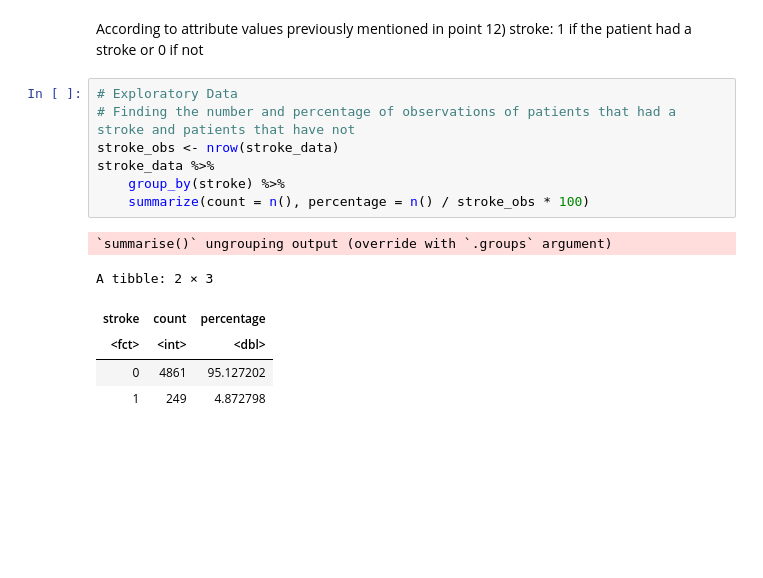
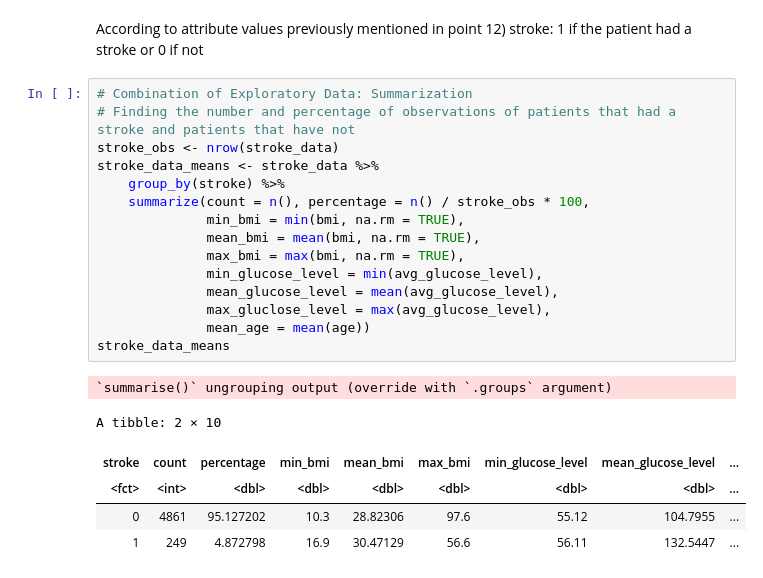
Before and after one commit to jordanjzhao/data-science-stroke-prediction, a Jupyter notebook: project_proposal.ipynb, the cells around one changed output. Cells and saved outputs as stored; diff of their text form; blank space fills up the shorter version.

```diff
--- a/project_proposal.ipynb
+++ b/project_proposal.ipynb
@@ -137,16 +143,24 @@ stroke_data %>%
 # %% [markdown]
 According to attribute values previously mentioned in point 12) stroke: 1 if the patient had a stroke or 0 if not
 # %%
-# Exploratory Data
+# Combination of Exploratory Data: Summarization
 # Finding the number and percentage of observations of patients that had a stroke and patients that have not
 stroke_obs <- nrow(stroke_data)
-stroke_data %>%
+stroke_data_means <- stroke_data %>%
     group_by(stroke) %>%
-    summarize(count = n(), percentage = n() / stroke_obs * 100)
+    summarize(count = n(), percentage = n() / stroke_obs * 100,
+              min_bmi = min(bmi, na.rm = TRUE),
+              mean_bmi = mean(bmi, na.rm = TRUE),
+              max_bmi = max(bmi, na.rm = TRUE),
+              min_glucose_level = min(avg_glucose_level),
+              mean_glucose_level = mean(avg_glucose_level),
+              max_gluclose_level = max(avg_glucose_level),
+              mean_age = mean(age))
+stroke_data_means
 # %% [output]
 `summarise()` ungrouping output (override with `.groups` argument)
-A tibble: 2 × 3
+A tibble: 2 × 10
-| stroke | count | percentage |
-| <fct> | <int> | <dbl> |
-| 0 | 4861 | 95.127202 |
-| 1 | 249 | 4.872798 |
+| stroke | count | percentage | min_bmi | mean_bmi | max_bmi | min_glucose_level | mean_glucose_level | ... |
+| <fct> | <int> | <dbl> | <dbl> | <dbl> | <dbl> | <dbl> | <dbl> | ... |
+| 0 | 4861 | 95.127202 | 10.3 | 28.82306 | 97.6 | 55.12 | 104.7955 | ... |
+| 1 | 249 | 4.872798 | 16.9 | 30.47129 | 56.6 | 56.11 | 132.5447 | ... |
```
Also changed, not shown: parts of 25 cells of this notebook.
